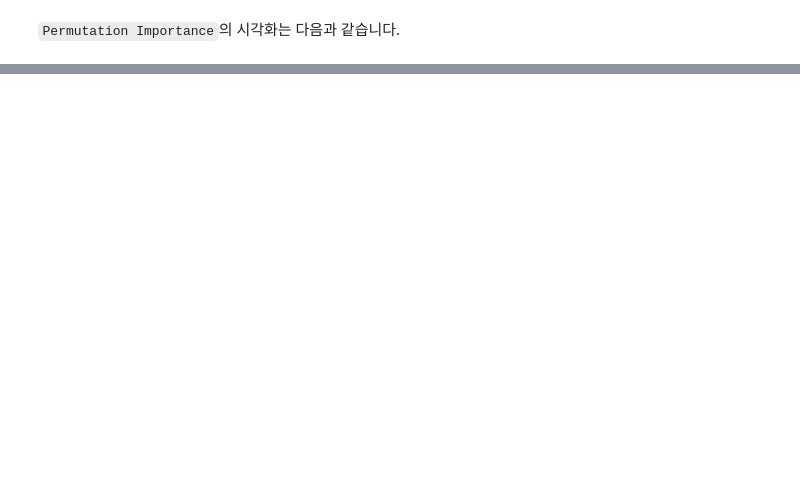
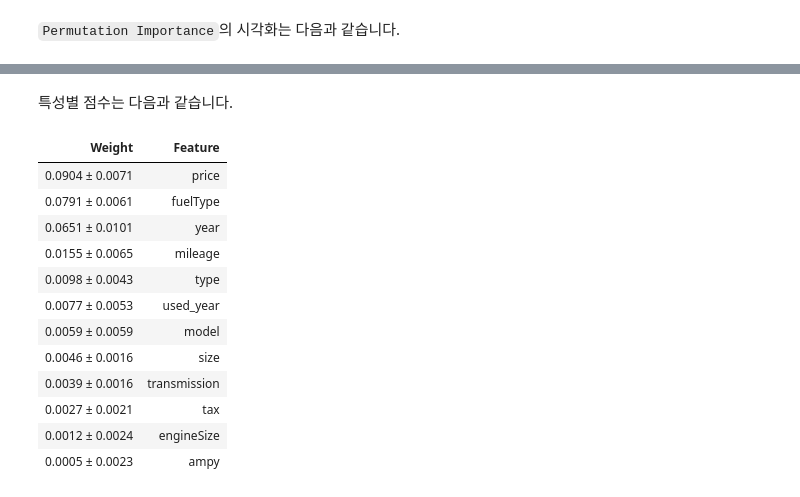
Before and after one commit to 00150/AI_07_JYP_Project_section_02, a Jupyter notebook: Classification_Used_car_modeling.ipynb, the cells around one changed output, grey strips where cells are left out. Drawn from its saved outputs; the diff is of its cells as text; code cells hidden in the pictures; blank space fills up the shorter version.

```diff
--- a/Classification_Used_car_modeling.ipynb
+++ b/Classification_Used_car_modeling.ipynb
@@ -1253,0 +1266,22 @@ Text(0.5, 1.0, 'Permutation Importance')
+# %% [markdown]
+특성별 점수는 다음과 같습니다.
+# %%
+eli5.show_weights(
+    permuter,
+    top = None,
+    feature_names = feature_names,
+)
+# %% [output]
+| Weight | Feature |
+| 0.0904 ± 0.0071 | price |
+| 0.0791 ± 0.0061 | fuelType |
+| 0.0651 ± 0.0101 | year |
+| 0.0155 ± 0.0065 | mileage |
+| 0.0098 ± 0.0043 | type |
+| 0.0077 ± 0.0053 | used_year |
+| 0.0059 ± 0.0059 | model |
+| 0.0046 ± 0.0016 | size |
+| 0.0039 ± 0.0016 | transmission |
+| 0.0027 ± 0.0021 | tax |
+| 0.0012 ± 0.0024 | engineSize |
+| 0.0005 ± 0.0023 | ampy |
```
Also changed, not shown: parts of 22 cells of this notebook.
